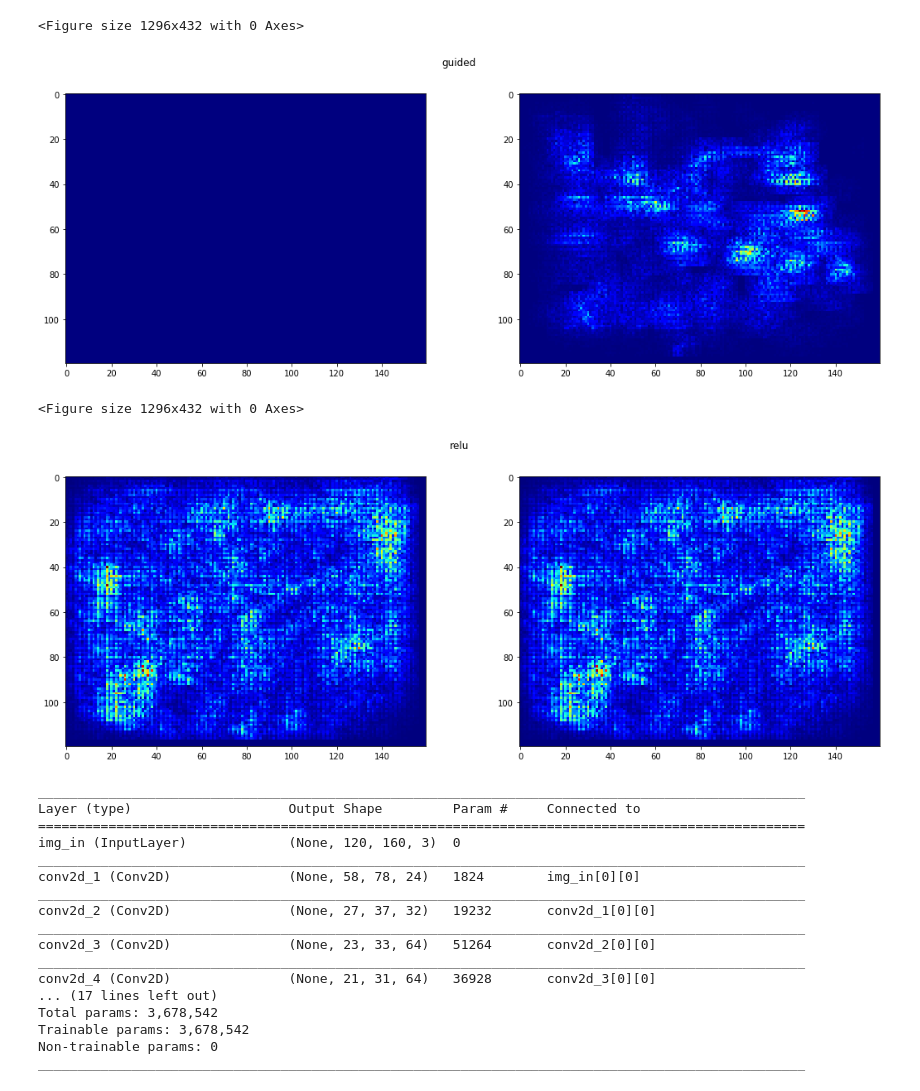
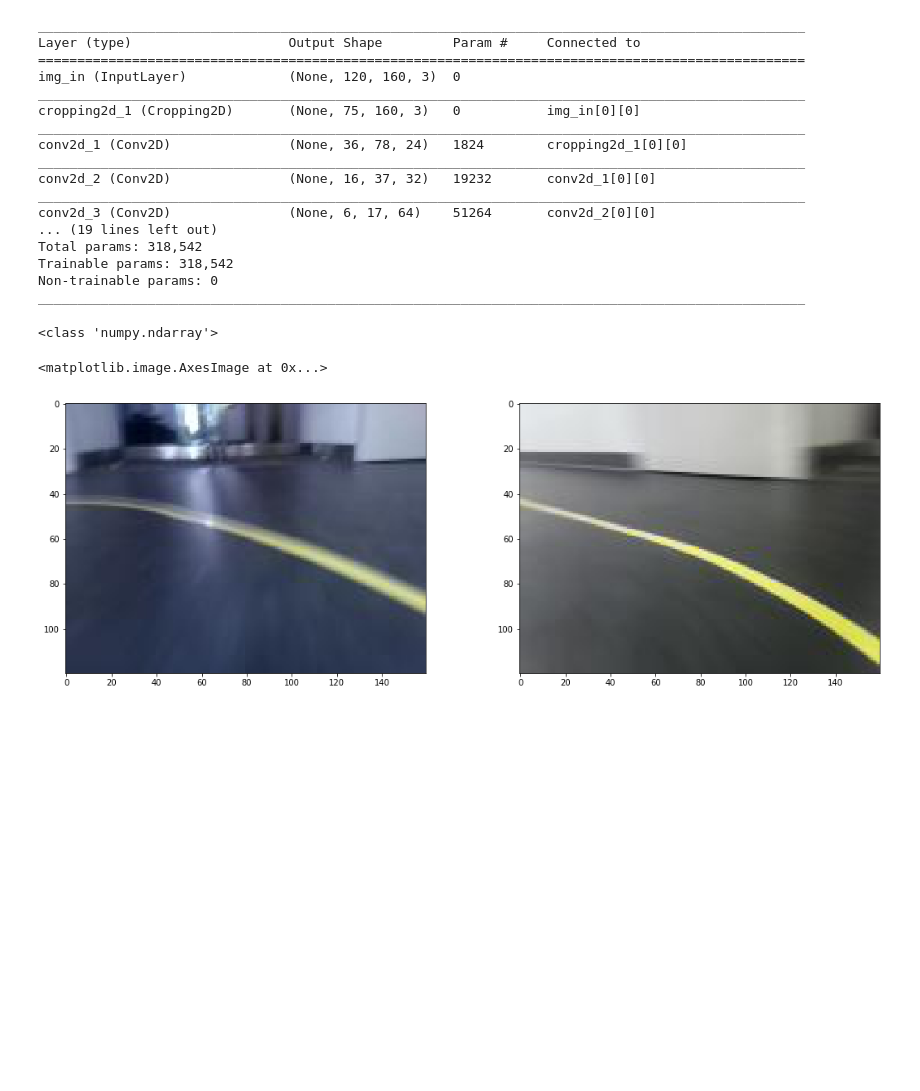
Before and after one commit to yikster/notebooks, a Jupyter notebook: robocar/customkeras/visualize.ipynb, the cells around one changed output. Drawn from its saved outputs; the diff is of its cells as text; code cells hidden in the pictures; blank space fills up the shorter version.

Commit message:
Add heatmap, use multiple tub

```diff
--- a/robocar/customkeras/visualize.ipynb
+++ b/robocar/customkeras/visualize.ipynb
@@ -47,7 +48,8 @@ from vis.utils import utils
 from vis.visualization import visualize_saliency, overlay
 from keras import activations
 
-model_path = "/home/ec2-user/ml/model/car-model.pkl-blue-office-20181011_022147"
+model_path = "/home/ec2-user/SageMaker/model/car-model.pkl-blue-office-20181011_022147"
+model_path = "/home/ec2-user/SageMaker/model/blue-20181015-05-with-crop"
 # Build the ResNet50 network with ImageNet weights
 model = load_model(model_path)
 
@@ -94,19 +68,3 @@ for i, img in enumerate([img1, img2]):
-# %%
-for modifier in ['guided', 'relu']:
-    plt.figure()
-    f, ax = plt.subplots(1, 2)
-    plt.suptitle(modifier)
-    for i, img in enumerate([img1, img2]):
-        # 20 is the imagenet index corresponding to `ouzel`
-        grads = visualize_saliency(model, layer_idx, filter_indices=DEFINED_FILTER_INDICES,
-                                   seed_input=img, backprop_modifier=modifier)
-        # Lets overlay the heatmap onto original image.
-        ax[i].imshow(grads, cmap='jet')
-# %% [output]
-<Figure size 1296x432 with 0 Axes>
-[figure, removed]
-<Figure size 1296x432 with 0 Axes>
-[figure, removed]
 # %%
 model.summary()
 # %% [output]
@@ -115,15 +73,41 @@ Layer (type)                    Output Shape         Param #     Connected to
 ==================================================================================================
 img_in (InputLayer)             (None, 120, 160, 3)  0
 __________________________________________________________________________________________________
-conv2d_1 (Conv2D)               (None, 58, 78, 24)   1824        img_in[0][0]
+cropping2d_1 (Cropping2D)       (None, 75, 160, 3)   0           img_in[0][0]
 __________________________________________________________________________________________________
-conv2d_2 (Conv2D)               (None, 27, 37, 32)   19232       conv2d_1[0][0]
+conv2d_1 (Conv2D)               (None, 36, 78, 24)   1824        cropping2d_1[0][0]
 __________________________________________________________________________________________________
-conv2d_3 (Conv2D)               (None, 23, 33, 64)   51264       conv2d_2[0][0]
+conv2d_2 (Conv2D)               (None, 16, 37, 32)   19232       conv2d_1[0][0]
 __________________________________________________________________________________________________
-conv2d_4 (Conv2D)               (None, 21, 31, 64)   36928       conv2d_3[0][0]
-... (17 lines left out)
-Total params: 3,678,542
-Trainable params: 3,678,542
+conv2d_3 (Conv2D)               (None, 6, 17, 64)    51264       conv2d_2[0][0]
+... (19 lines left out)
+Total params: 318,542
+Trainable params: 318,542
 Non-trainable params: 0
 __________________________________________________________________________________________________
+# %%
+img1_path = '/home/ec2-user/SageMaker/traindata/tub_20181015_051246/3914_cam-image_array_.jpg'
+img2_path = '/home/ec2-user/SageMaker/traindata/tub_20181015_051246/3954_cam-image_array_.jpg'
+img1 = utils.load_img(img1_path)
+img2 = utils.load_img(img2_path)
+
+print(type(img1))
+# %% [output]
+<class 'numpy.ndarray'>
+# %%
+
+# should crop images
+cropped_img1 = img1[0:][46:]
+cropped_img2 = img2[0:][46:]
+from matplotlib import pyplot as plt
+%matplotlib inline
+plt.rcParams['figure.figsize'] = (18, 6)
+
+f, ax = plt.subplots(1, 2)
+ax[0].imshow(img1)
+ax[1].imshow(img2)
+#ax[1][0].imshow(cropped_img1)
+#ax[1][1].imshow(cropped_img2)
+# %% [output]
+<matplotlib.image.AxesImage at 0x...>
+[figure, added]
```
Also changed, not shown: parts of 22 cells of this notebook, 1 other file.
